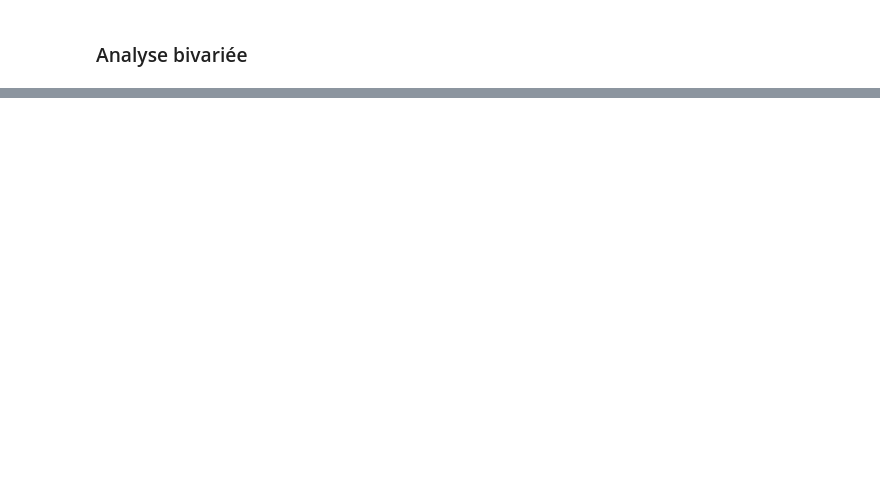
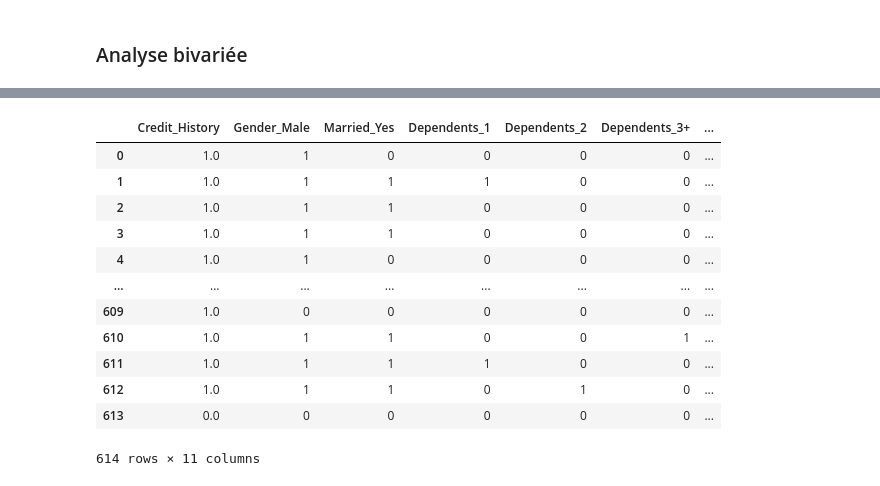
Before and after one commit to Ibrahim-Abbadi/Home-Loan, a Jupyter notebook: Forecasting a Housing Loan.ipynb, the cells around one changed output, grey strips where cells are left out. Cells and saved outputs as stored; diff of their text form; code cells hidden in the pictures; blank space fills up the shorter version.

```diff
--- a/Forecasting a Housing Loan.ipynb
+++ b/Forecasting a Housing Loan.ipynb
@@ -188,0 +242,17 @@ sns.heatmap(matrix,vmax=.8,square=True,cmap='BuPu',annot=True)
+# %%
+df_cat=pd.get_dummies(df_cat,drop_first=True)
+df_cat
+# %% [output]
+|  | Credit_History | Gender_Male | Married_Yes | Dependents_1 | Dependents_2 | Dependents_3+ | ... |
+| 0 | 1.0 | 1 | 0 | 0 | 0 | 0 | ... |
+| 1 | 1.0 | 1 | 1 | 1 | 0 | 0 | ... |
+| 2 | 1.0 | 1 | 1 | 0 | 0 | 0 | ... |
+| 3 | 1.0 | 1 | 1 | 0 | 0 | 0 | ... |
+| 4 | 1.0 | 1 | 0 | 0 | 0 | 0 | ... |
+| ... | ... | ... | ... | ... | ... | ... | ... |
+| 609 | 1.0 | 0 | 0 | 0 | 0 | 0 | ... |
+| 610 | 1.0 | 1 | 1 | 0 | 0 | 1 | ... |
+| 611 | 1.0 | 1 | 1 | 1 | 0 | 0 | ... |
+| 612 | 1.0 | 1 | 1 | 0 | 1 | 0 | ... |
+| 613 | 0.0 | 0 | 0 | 0 | 0 | 0 | ... |
+614 rows × 11 columns
```
Also changed, not shown: parts of 24 cells of this notebook, 2 other files.
